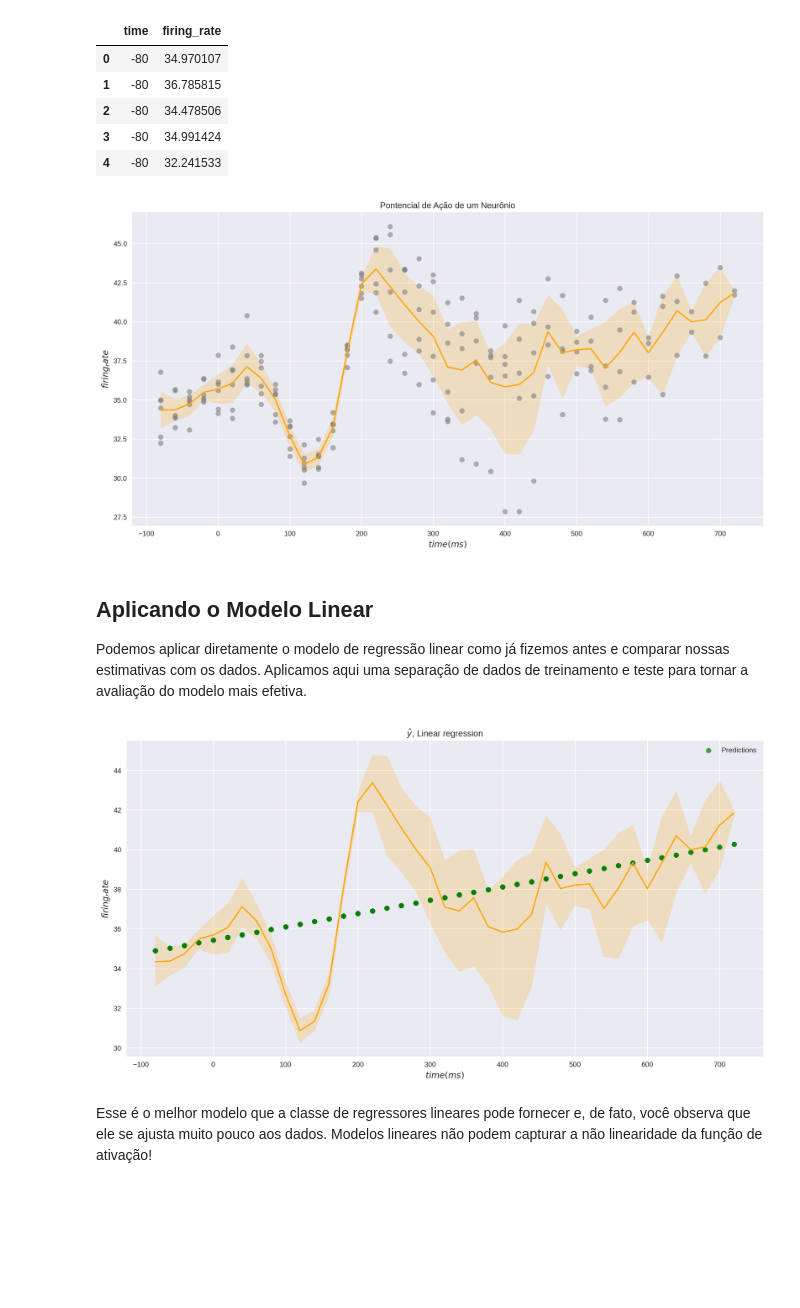
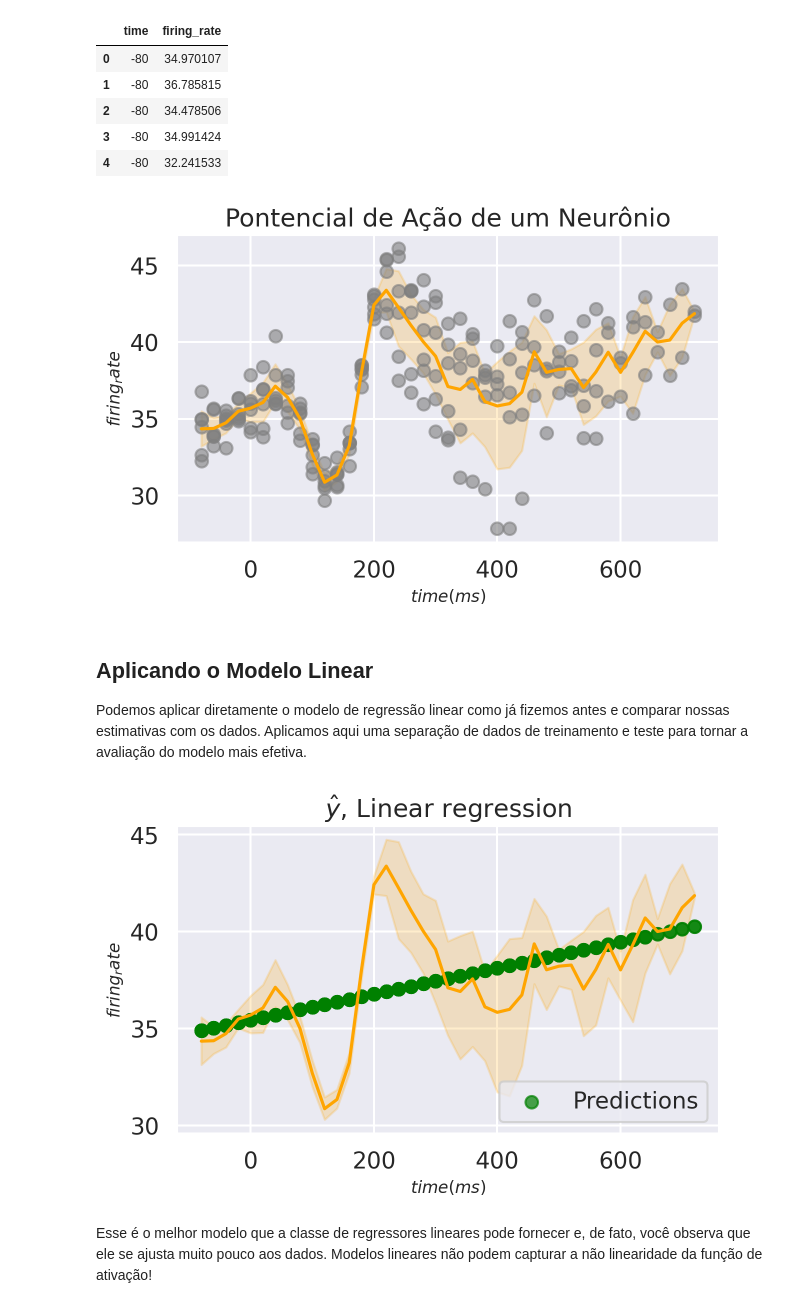
Before and after one commit to Rogerio-mack/IMT_CD_2025, a Jupyter notebook: IMT_robust_regression.ipynb, the cells around one changed output. Drawn from its saved outputs; the diff is of its cells as text; code cells hidden in the pictures; blank space fills up the shorter version.

```diff
--- a/IMT_robust_regression.ipynb
+++ b/IMT_robust_regression.ipynb
@@ -36,6 +34,9 @@ Em que $ x_1 x_2 $ representa a interação entre as duas variáveis preditoras
 # %%
 import numpy as np
 import pandas as pd
+import matplotlib.pyplot as plt
+import seaborn as sns
+%matplotlib inline
 
 import statsmodels.api as sm
 import statsmodels.formula.api as smf
@@ -45,9 +46,9 @@ import seaborn as sns
 import matplotlib.pyplot as plt
 
 # settings
-plt.style.use("seaborn")
-sns.set_palette("colorblind")
-plt.rcParams["figure.figsize"] = (16, 8)
+# plt.style.use("seaborn")
+# sns.set_palette("colorblind")
+plt.rcParams["figure.figsize"] = (7, 4)
 # %%
 %config InlineBackend.figure_format = 'retina'
 # %% [markdown]
@@ -249,33 +243,35 @@ plt.xlabel('$time (ms)$',fontsize=12)
 plt.ylabel('$firing_rate$',fontsize=12)
 plt.show()
 # %% [output]
-[figure, old version]
+[figure, new version]
 # %% [markdown]
 ## Aplicando o Modelo Linear
 
 Podemos aplicar diretamente o modelo de regressão linear como já fizemos antes e comparar nossas estimativas com os dados. Aplicamos aqui uma separação de dados de treinamento e teste para tornar a avaliação do modelo mais efetiva.
 # %%
 from sklearn import linear_model
+
+plt.figure(figsize=(7,4))
 
 X = df[['time']]
 y = df.firing_rate
 
 regressor = linear_model.LinearRegression()
 regressor.fit(X,y)
 
 y_pred = regressor.predict(X)
 
 sns.lineplot(x=X.time,y=y,color='orange')
 plt.scatter(X,y_pred,color='green',marker='o',alpha=0.7,label='Predictions')
 
 plt.title('$\\hat{y}$' + ', Linear regression')
 plt.xlabel('$time (ms)$',fontsize=12)
 plt.ylabel('$firing_rate$',fontsize=12)
 plt.legend()
 
 plt.show()
 # %% [output]
-[figure, old version]
+[figure, new version]
 # %% [markdown]
 Esse é o melhor modelo que a classe de regressores lineares pode fornecer e, de fato, você observa que ele se ajusta muito pouco aos dados. Modelos lineares não podem capturar a não linearidade da função de ativação!
 # %% [markdown]
```
Also changed, not shown: parts of 22 cells of this notebook.
